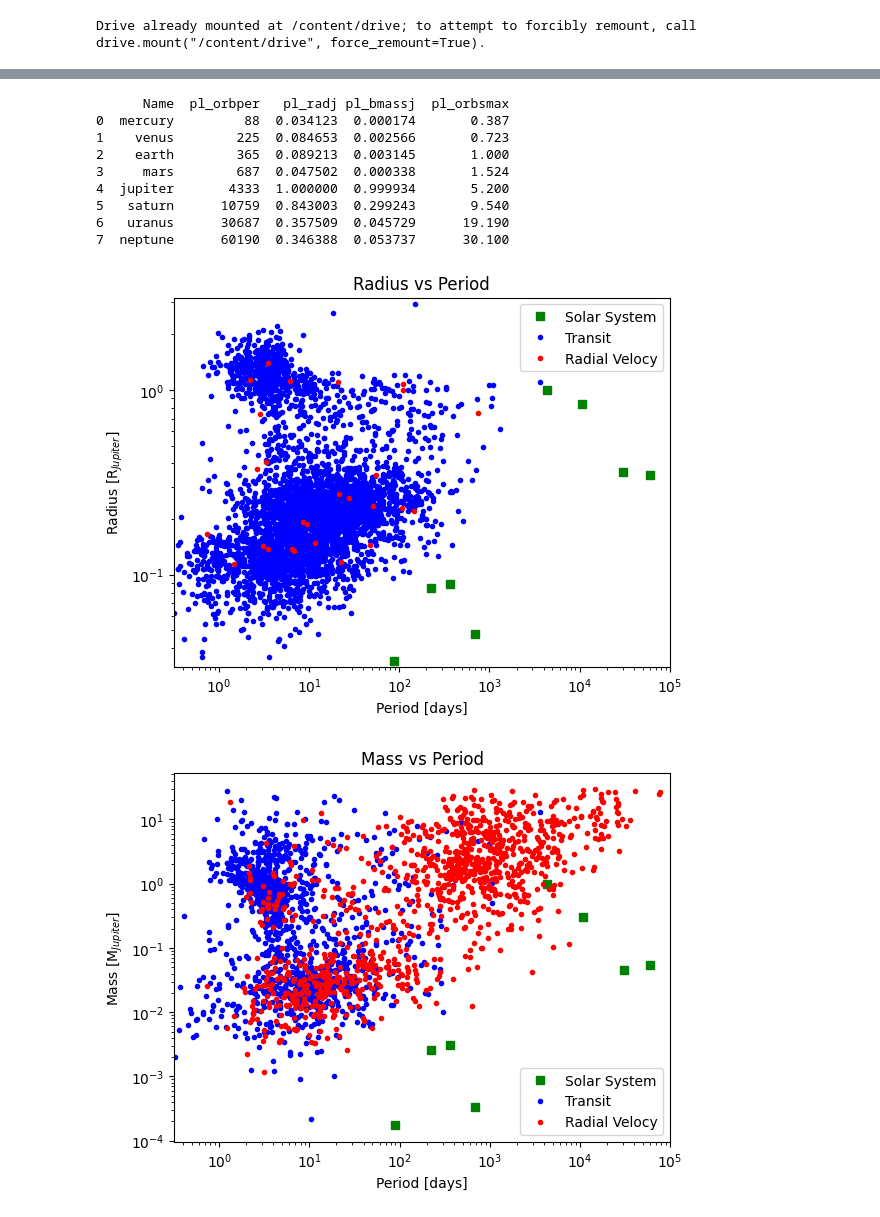
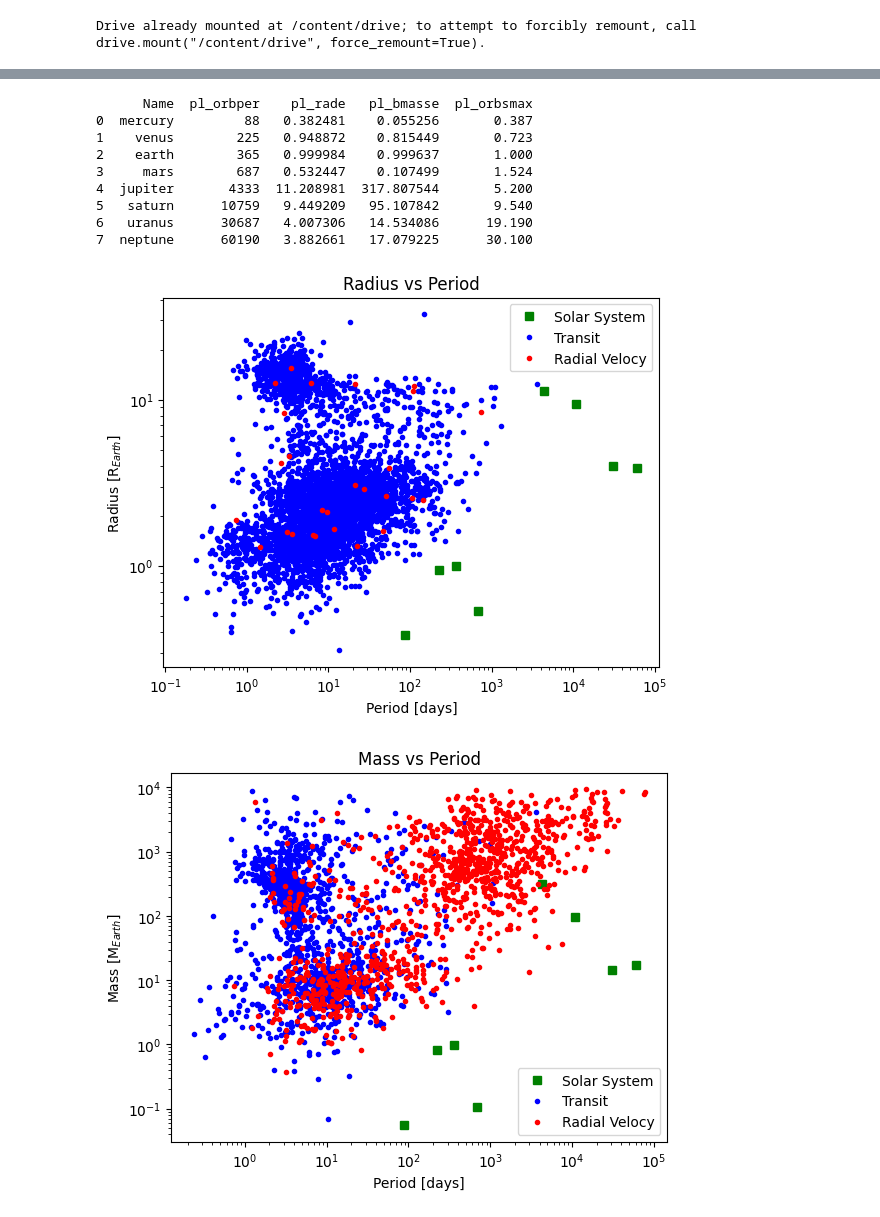
Before and after one commit to johnson10404/Astro5205, a Jupyter notebook: Astro5205_Project_1.ipynb, the cells around one changed output, grey strips where cells are left out. Drawn from its saved outputs; the diff is of its cells as text; code cells hidden in the pictures.

```diff
--- a/Astro5205_Project_1.ipynb
+++ b/Astro5205_Project_1.ipynb
@@ -40,64 +40,64 @@ tab.colnames
 data = {
     "Name":["mercury","venus","earth","mars","jupiter","saturn","uranus","neptune"],
     "pl_orbper":[88,225,365,687,4333,10759,30687,60190], # in days
-    "pl_radj":[4879,12104,12756,6792,142984,120536,51118,49528], # diameter in km
-    "pl_bmassj":[0.330,4.87,5.97,0.642,1898,568,86.8,102], # in 10e24 kg
+    "pl_rade":[4879,12104,12756,6792,142984,120536,51118,49528], # diameter in km
+    "pl_bmasse":[0.330,4.87,5.97,0.642,1898,568,86.8,102], # in 10e24 kg
     "pl_orbsmax":[0.387,0.723,1,1.524,5.20,9.54,19.19,30.1]
 }
 
 solar_sys = pd.DataFrame(data)
 
-solar_sys["pl_radj"]= solar_sys["pl_radj"] * 10**(3)/(2*R_jup)
-solar_sys["pl_bmassj"] = solar_sys["pl_bmassj"] * 10**(24)/M_jup
+solar_sys["pl_rade"]= solar_sys["pl_rade"] * 10**(3)/(2*R_earth)
+solar_sys["pl_bmasse"] = solar_sys["pl_bmasse"] * 10**(24)/M_earth
 
 print(solar_sys)
 
 # Note that the numbers are not perfect, as I did not go into exact sig figs when doing calculations to save time.
 # %% [output]
-      Name  pl_orbper   pl_radj pl_bmassj  pl_orbsmax
-0  mercury         88  0.034123  0.000174       0.387
-1    venus        225  0.084653  0.002566       0.723
-2    earth        365  0.089213  0.003145       1.000
-3     mars        687  0.047502  0.000338       1.524
-4  jupiter       4333  1.000000  0.999934       5.200
-5   saturn      10759  0.843003  0.299243       9.540
-6   uranus      30687  0.357509  0.045729      19.190
-7  neptune      60190  0.346388  0.053737      30.100
+      Name  pl_orbper    pl_rade   pl_bmasse  pl_orbsmax
+0  mercury         88   0.382481    0.055256       0.387
+1    venus        225   0.948872    0.815449       0.723
+2    earth        365   0.999984    0.999637       1.000
+3     mars        687   0.532447    0.107499       1.524
+4  jupiter       4333  11.208981  317.807544       5.200
+5   saturn      10759   9.449209   95.107842       9.540
+6   uranus      30687   4.007306   14.534086      19.190
+7  neptune      60190   3.882661   17.079225      30.100
 # %%
 ind_t = np.where((tab["default_flag"] == 1) & (tab["discoverymethod"]=="Transit"))
 ind_rv = np.where((tab["default_flag"]==1) & (tab["discoverymethod"]=="Radial Velocity"))
 # %%
-plt.plot(solar_sys["pl_orbper"],solar_sys["pl_radj"],"gs",label = "Solar System")
-plt.plot(tab["pl_orbper"][ind_t], tab["pl_radj"][ind_t], "b.",label="Transit")
-plt.plot(tab["pl_orbper"][ind_rv], tab["pl_radj"][ind_rv], "r.",label="Radial Velocy")
+plt.plot(solar_sys["pl_orbper"],solar_sys["pl_rade"],"gs",label = "Solar System")
+plt.plot(tab["pl_orbper"][ind_t], tab["pl_rade"][ind_t], "b.",label="Transit")
+plt.plot(tab["pl_orbper"][ind_rv], tab["pl_rade"][ind_rv], "r.",label="Radial Velocy")
 
 plt.title("Radius vs Period")
 plt.xscale("log")
 plt.yscale("log")
 plt.xlabel("Period [days]")
-plt.ylabel("Radius [R$_{Jupiter}$]")
-plt.xlim(10**(-0.5), 10**(5))
-plt.ylim(10**(-1.5), 10**(0.5))
+plt.ylabel("Radius [R$_{Earth}$]")
+#plt.xlim(10**(-0.5), 10**(5))
+#plt.ylim(10**(-1.5), 10**(0.5))
 
 plt.legend()
 plt.show()
 # %% [output]
-[figure, old version]
+[figure, new version]
 # %%
-plt.plot(solar_sys["pl_orbper"],solar_sys["pl_bmassj"],"gs",label = "Solar System")
-plt.plot(tab["pl_orbper"][ind_t], tab["pl_bmassj"][ind_t], "b.",label="Transit")
-plt.plot(tab["pl_orbper"][ind_rv], tab["pl_bmassj"][ind_rv], "r.",label="Radial Velocy")
+plt.plot(solar_sys["pl_orbper"],solar_sys["pl_bmasse"],"gs",label = "Solar System")
+plt.plot(tab["pl_orbper"][ind_t], tab["pl_bmasse"][ind_t], "b.",label="Transit")
+plt.plot(tab["pl_orbper"][ind_rv], tab["pl_bmasse"][ind_rv], "r.",label="Radial Velocy")
 
 plt.title("Mass vs Period")
 plt.xscale("log")
 plt.yscale("log")
 plt.xlabel("Period [days]")
-plt.ylabel(r"Mass [M$_{Jupiter}$]")
-plt.xlim(10**(-0.5), 10**(5))
+plt.ylabel(r"Mass [M$_{Earth}$]")
+#plt.xlim(10**(-0.5), 10**(5))
 #plt.ylim(10**(-3.5), 10**(2))
 
 plt.legend()
 plt.show()
 # %% [output]
-[figure, old version]
+[figure, new version]
 # %%
```
Also changed, not shown: parts of 3 cells of this notebook.
